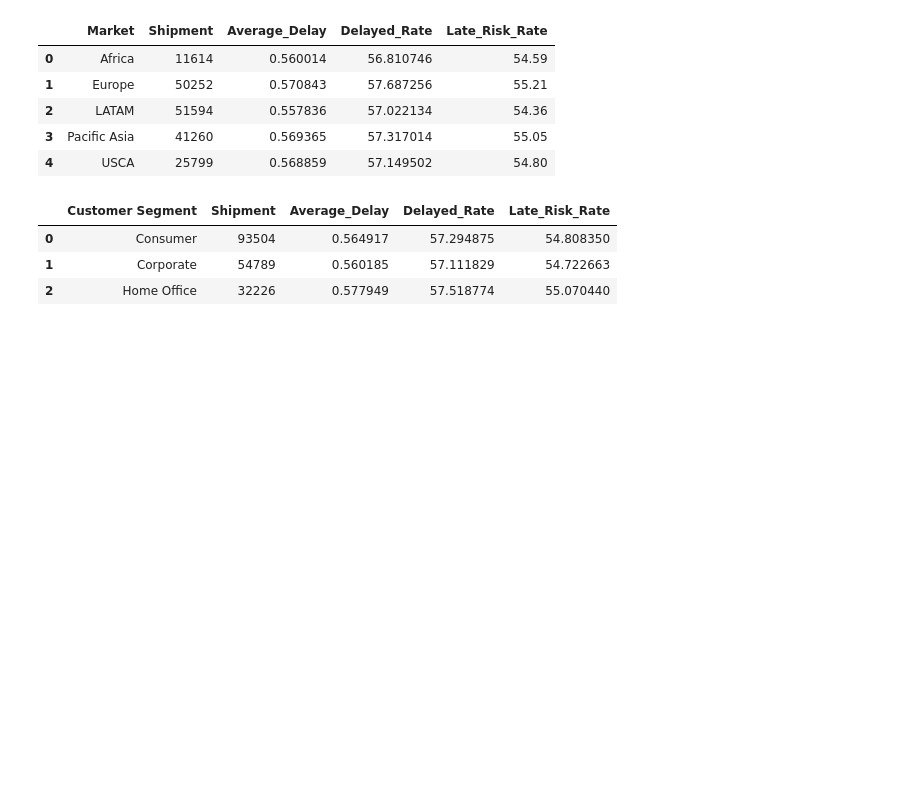
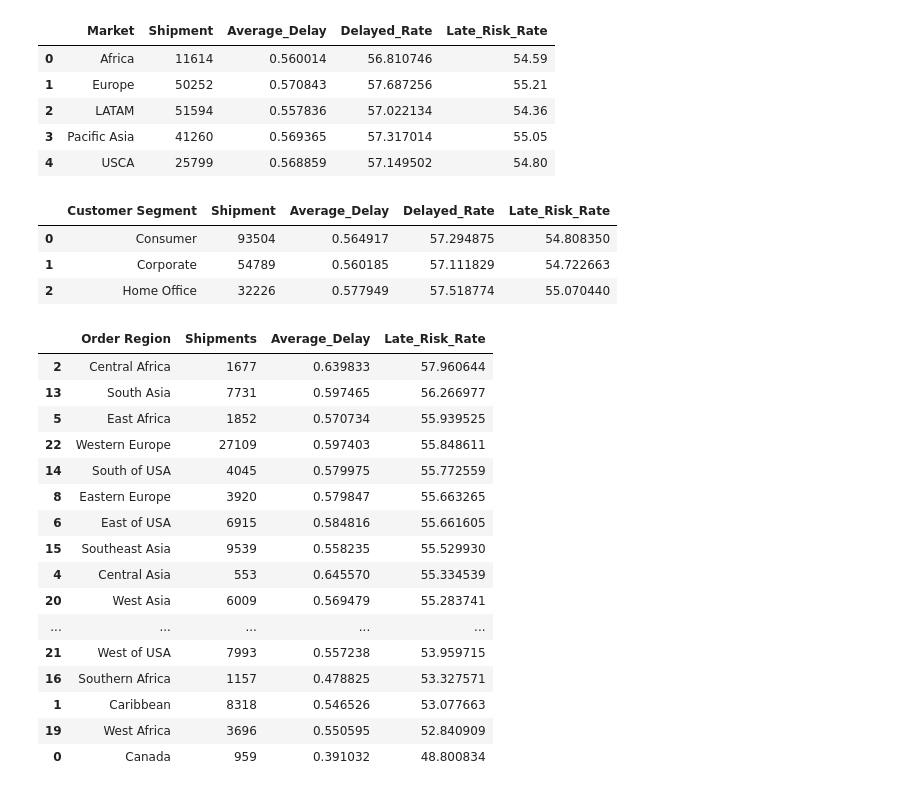
Before and after one commit to shivani1707s/APL-Logistics-Analysis, a Jupyter notebook: notebooks/eda.ipynb, the cells around one changed output. Drawn from its saved outputs; the diff is of its cells as text; code cells hidden in the pictures; blank space fills up the shorter version.

```diff
--- a/notebooks/eda.ipynb
+++ b/notebooks/eda.ipynb
@@ -347,3 +347,42 @@ segment_summary
 | 0 | Consumer | 93504 | 0.564917 | 57.294875 | 54.808350 |
 | 1 | Corporate | 54789 | 0.560185 | 57.111829 | 54.722663 |
 | 2 | Home Office | 32226 | 0.577949 | 57.518774 | 55.070440 |
+# %%
+region_summary= (
+    df.groupby("Order Region")
+    .agg(
+        Shipments= ("Order Region","size"),
+        Average_Delay= ("Delay_Gap","mean"),
+        Late_Risk_Rate= (
+            "Late_delivery_risk",
+            "mean"
+        )
+    ).reset_index()
+)
+
+region_summary["Late_Risk_Rate"] *= 100
+
+region_summary= region_summary.sort_values(
+    "Late_Risk_Rate",
+    ascending=False
+)
+
+region_summary
+# %% [output]
+|  | Order Region | Shipments | Average_Delay | Late_Risk_Rate |
+| 2 | Central Africa | 1677 | 0.639833 | 57.960644 |
+| 13 | South Asia | 7731 | 0.597465 | 56.266977 |
+| 5 | East Africa | 1852 | 0.570734 | 55.939525 |
+| 22 | Western Europe | 27109 | 0.597403 | 55.848611 |
+| 14 | South of USA | 4045 | 0.579975 | 55.772559 |
+| 8 | Eastern Europe | 3920 | 0.579847 | 55.663265 |
+| 6 | East of USA | 6915 | 0.584816 | 55.661605 |
+| 15 | Southeast Asia | 9539 | 0.558235 | 55.529930 |
+| 4 | Central Asia | 553 | 0.645570 | 55.334539 |
+| 20 | West Asia | 6009 | 0.569479 | 55.283741 |
+| ... | ... | ... | ... | ... |
+| 21 | West of USA | 7993 | 0.557238 | 53.959715 |
+| 16 | Southern Africa | 1157 | 0.478825 | 53.327571 |
+| 1 | Caribbean | 8318 | 0.546526 | 53.077663 |
+| 19 | West Africa | 3696 | 0.550595 | 52.840909 |
+| 0 | Canada | 959 | 0.391032 | 48.800834 |
```
Also changed, not shown: parts of 9 cells of this notebook.
